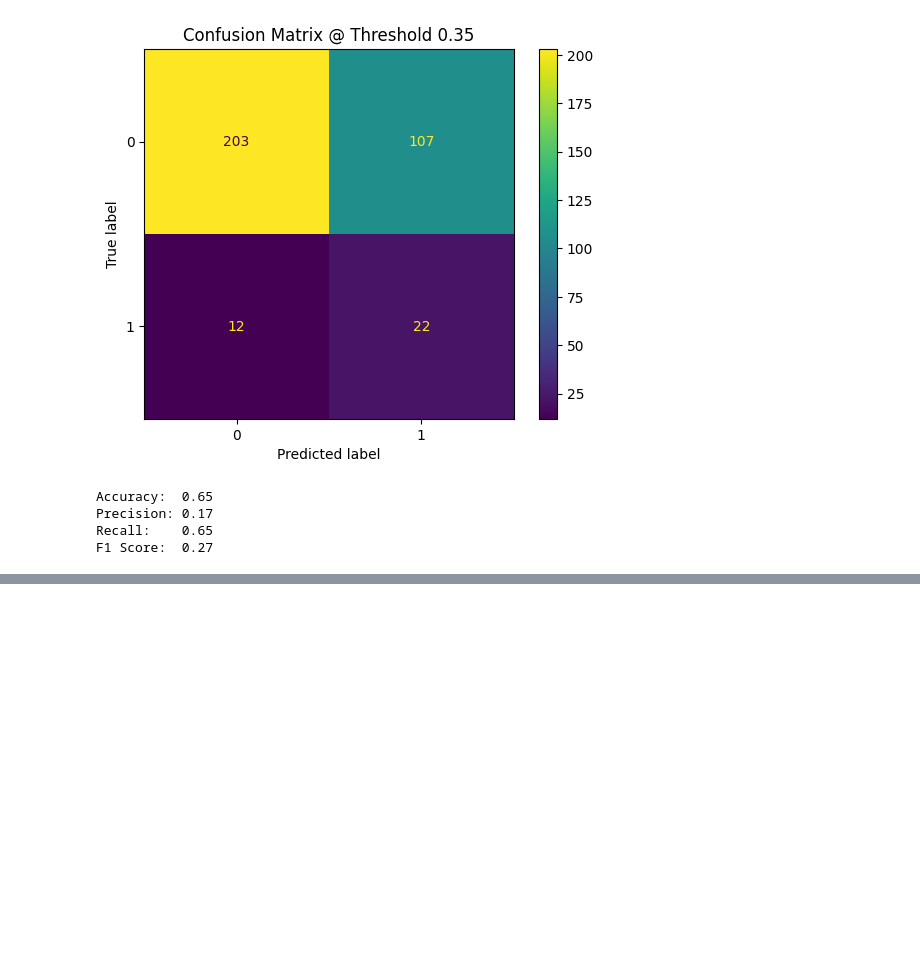
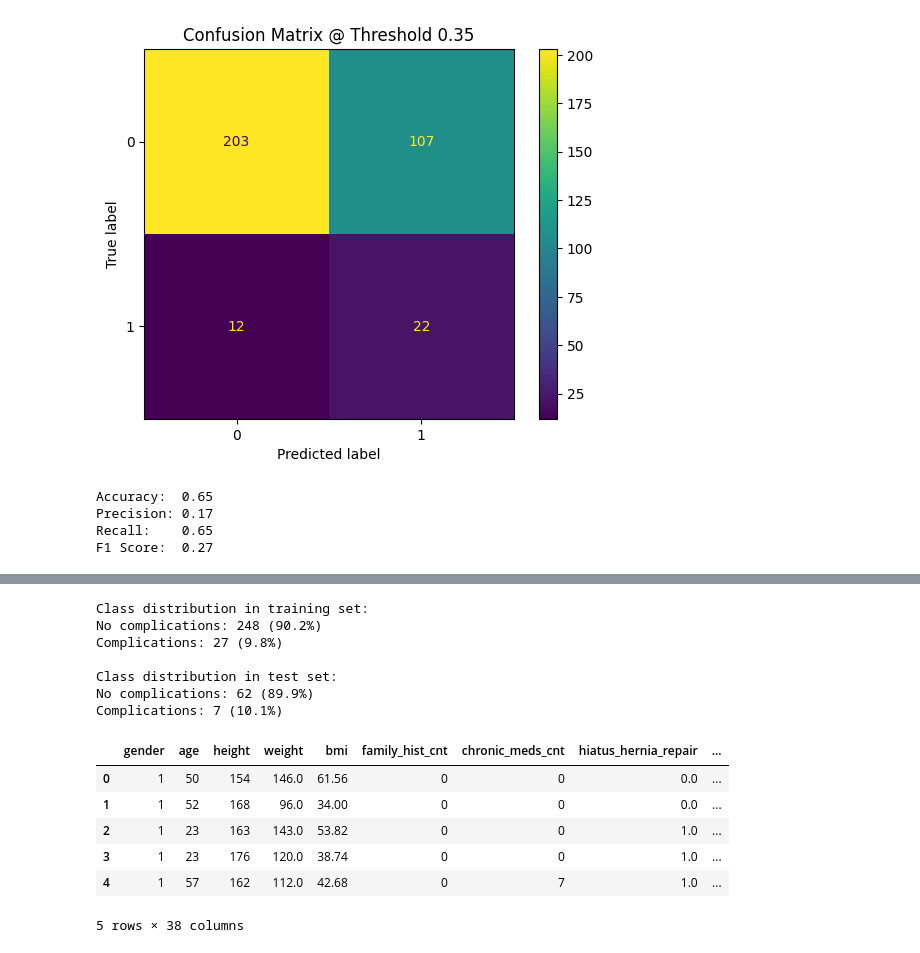
Before and after one commit to DeMeyerRobin/IndustryProject-BariatricSurgeryG1, a Jupyter notebook: ROB_model_training.ipynb, the cells around one changed output, grey strips where cells are left out. Cells and saved outputs as stored; diff of their text form; code cells hidden in the pictures; blank space fills up the shorter version.

Commit message:
Wout's model

```diff
--- a/ROB_model_training.ipynb
+++ b/ROB_model_training.ipynb
@@ -739,0 +746,39 @@ F1 Score:  0.31
+# %%
+from sklearn.model_selection import train_test_split, cross_val_score
+from sklearn.metrics import classification_report, confusion_matrix, roc_auc_score, roc_curve
+from sklearn.linear_model import LogisticRegression
+from sklearn.preprocessing import StandardScaler
+from sklearn.pipeline import Pipeline
+import matplotlib.pyplot as plt
+import seaborn as sns
+
+categorical_cols = X.select_dtypes(include=['object']).columns
+X_encoded = pd.get_dummies(X, columns=categorical_cols, drop_first=True)
+
+
+X_train, X_test, y_train, y_test = train_test_split(
+    X_encoded, y, test_size=0.2, random_state=42, stratify=y
+)
+
+print("Class distribution in training set:")
+print(f"No complications: {(y_train==0).sum()} ({(y_train==0).sum()/len(y_train)*100:.1f}%)")
+print(f"Complications: {(y_train==1).sum()} ({(y_train==1).sum()/len(y_train)*100:.1f}%)")
+print(f"\nClass distribution in test set:")
+print(f"No complications: {(y_test==0).sum()} ({(y_test==0).sum()/len(y_test)*100:.1f}%)")
+print(f"Complications: {(y_test==1).sum()} ({(y_test==1).sum()/len(y_test)*100:.1f}%)")
+X_encoded.head()
+# %% [output]
+Class distribution in training set:
+No complications: 248 (90.2%)
+Complications: 27 (9.8%)
+
+Class distribution in test set:
+No complications: 62 (89.9%)
+Complications: 7 (10.1%)
+|  | gender | age | height | weight | bmi | family_hist_cnt | chronic_meds_cnt | hiatus_hernia_repair | ... |
+| 0 | 1 | 50 | 154 | 146.0 | 61.56 | 0 | 0 | 0.0 | ... |
+| 1 | 1 | 52 | 168 | 96.0 | 34.00 | 0 | 0 | 0.0 | ... |
+| 2 | 1 | 23 | 163 | 143.0 | 53.82 | 0 | 0 | 1.0 | ... |
+| 3 | 1 | 23 | 176 | 120.0 | 38.74 | 0 | 0 | 1.0 | ... |
+| 4 | 1 | 57 | 162 | 112.0 | 42.68 | 0 | 7 | 1.0 | ... |
+5 rows × 38 columns
```
Also changed, not shown: parts of 4 cells of this notebook.
